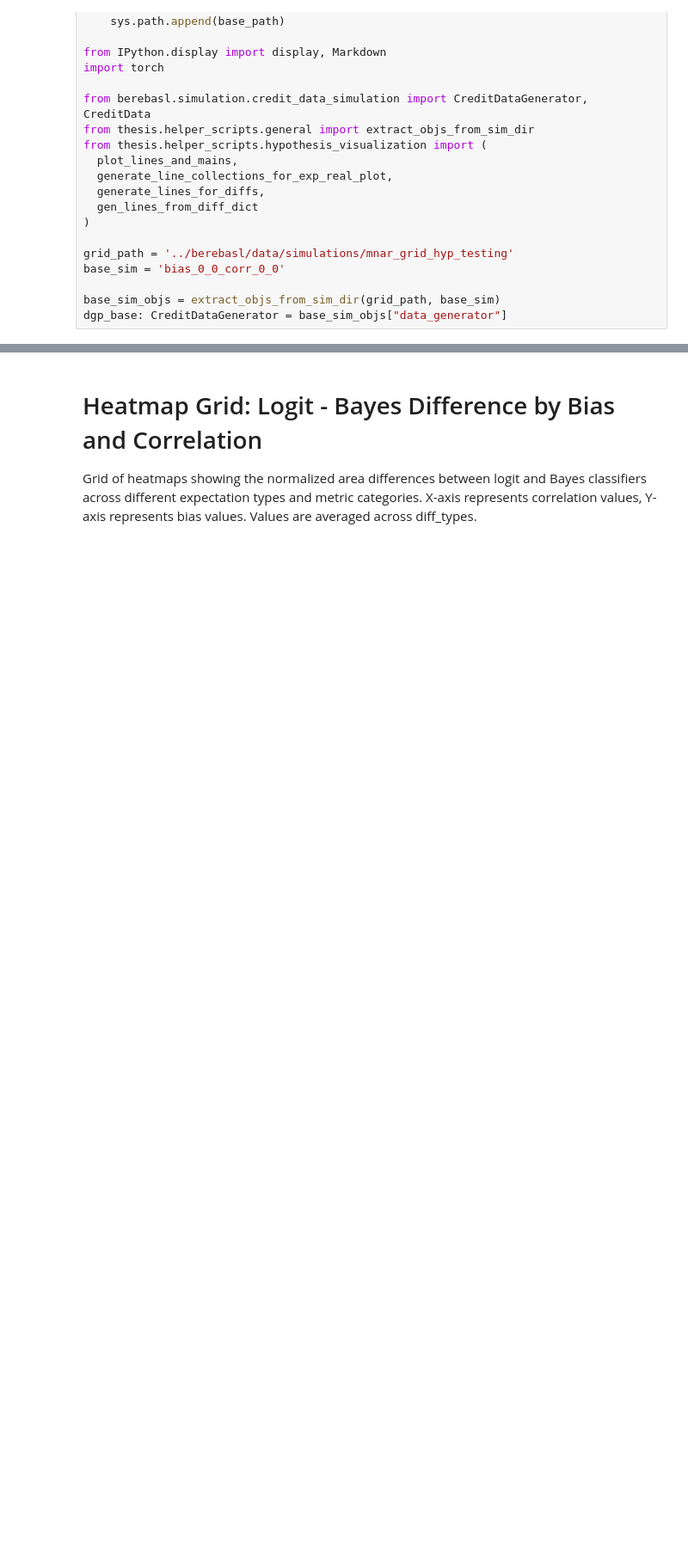
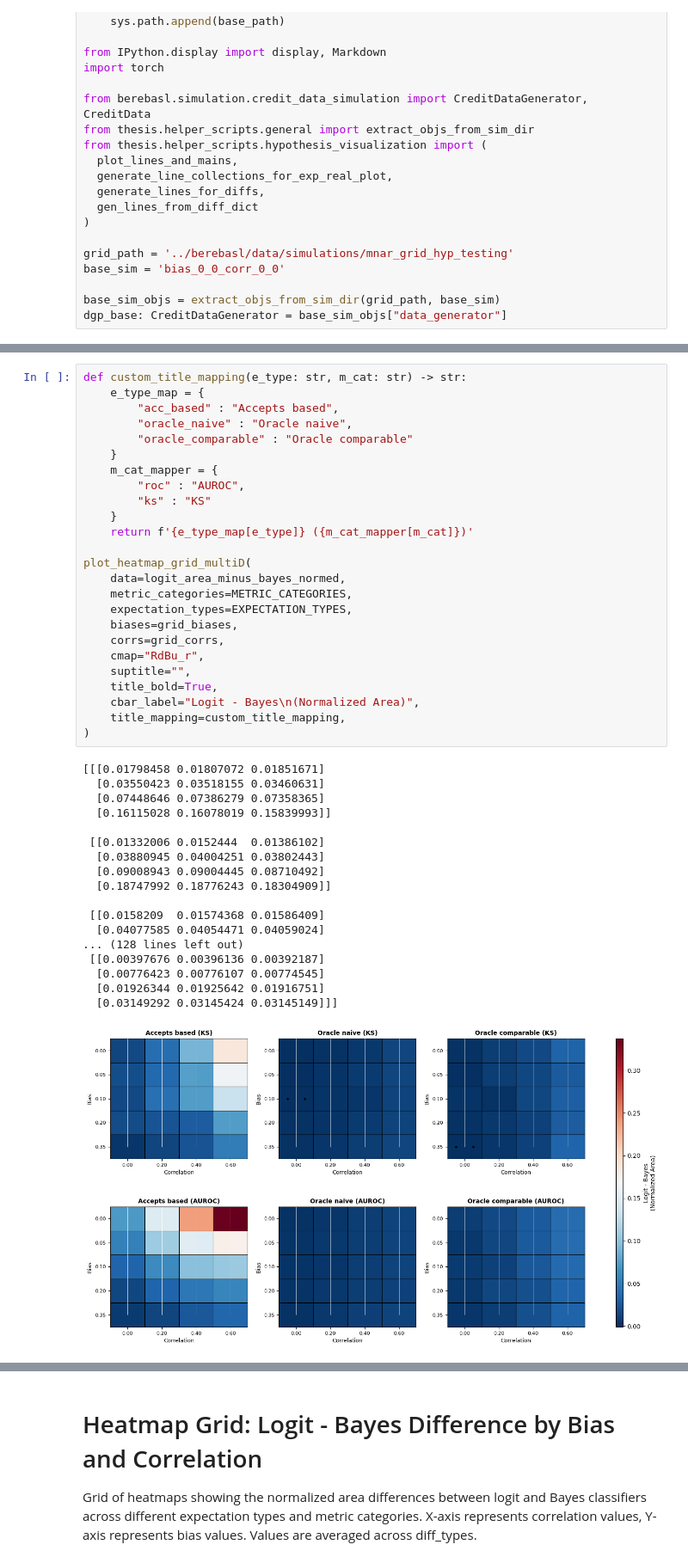
Before and after one commit to TheBISEconStatcian/BEReBASL, a Jupyter notebook: dev/tmp_develop.ipynb, the cells around one changed output, grey strips where cells are left out. Shown at 86% size. Drawn from its saved outputs; the diff is of its cells as text; blank space fills up the shorter version.

```diff
--- a/dev/tmp_develop.ipynb
+++ b/dev/tmp_develop.ipynb
@@ -352,0 +875,44 @@ logit_area_minus_bayes_normed = normed_areas[..., 0, :] - normed_areas[..., 1, :
+# %%
+def custom_title_mapping(e_type: str, m_cat: str) -> str:
+    e_type_map = {
+        "acc_based" : "Accepts based",
+        "oracle_naive" : "Oracle naive",
+        "oracle_comparable" : "Oracle comparable"
+    }
+    m_cat_mapper = {
+        "roc" : "AUROC",
+        "ks" : "KS"
+    }
+    return f'{e_type_map[e_type]} ({m_cat_mapper[m_cat]})'
+
+plot_heatmap_grid_multiD(
+    data=logit_area_minus_bayes_normed,
+    metric_categories=METRIC_CATEGORIES,
+    expectation_types=EXPECTATION_TYPES,
+    biases=grid_biases,
+    corrs=grid_corrs,
+    cmap="RdBu_r",
+    suptitle="",
+    title_bold=True,
+    cbar_label="Logit - Bayes\n(Normalized Area)",
+    title_mapping=custom_title_mapping,
+)
+# %% [output]
+[[[0.01798458 0.01807072 0.01851671]
+  [0.03550423 0.03518155 0.03460631]
+  [0.07448646 0.07386279 0.07358365]
+  [0.16115028 0.16078019 0.15839993]]
+
+ [[0.01332006 0.0152444  0.01386102]
+  [0.03880945 0.04004251 0.03802443]
+  [0.09008943 0.09004445 0.08710492]
+  [0.18747992 0.18776243 0.18304909]]
+
+ [[0.0158209  0.01574368 0.01586409]
+  [0.04077585 0.04054471 0.04059024]
+... (128 lines left out)
+ [[0.00397676 0.00396136 0.00392187]
+  [0.00776423 0.00776107 0.00774545]
+  [0.01926344 0.01925642 0.01916751]
+  [0.03149292 0.03145424 0.03145149]]]
+[figure, added]
```
Also changed, not shown: parts of 33 cells of this notebook.
